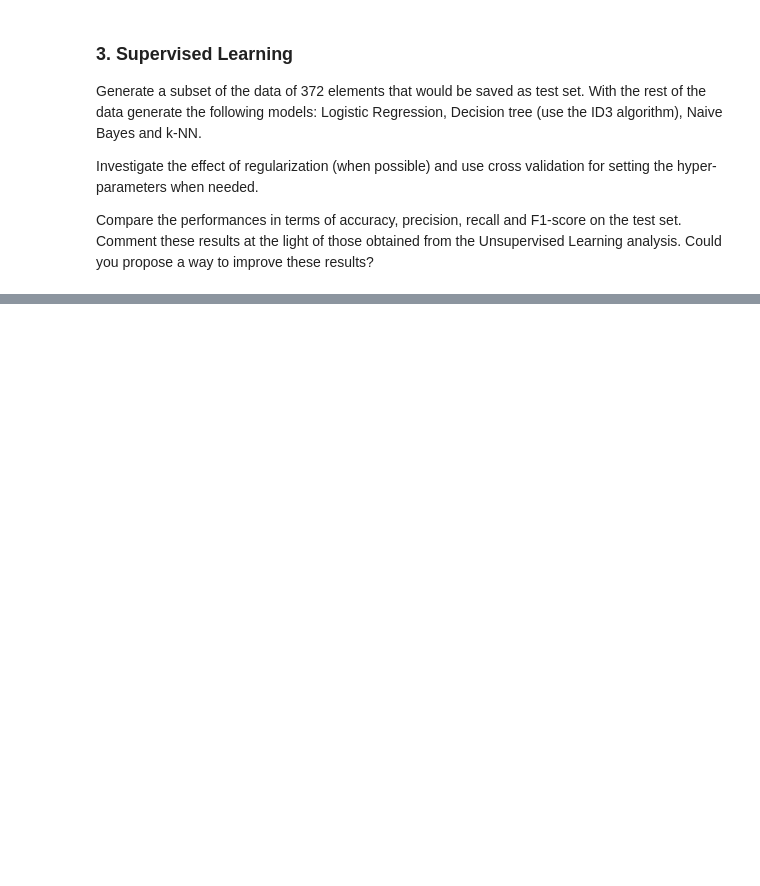
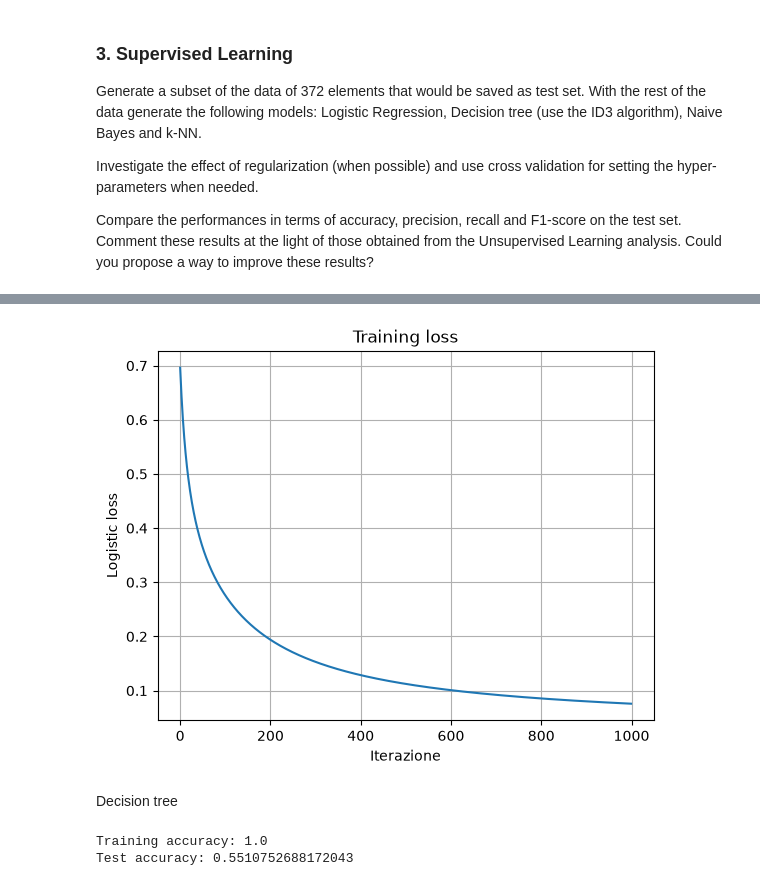
Before and after one commit to NicXVII/Intro_to_ML_26-27, a Jupyter notebook: Challenges/challenge_one.ipynb, the cells around one changed output, grey strips where cells are left out. Saved outputs shown, nothing was run; the diff lists cells and outputs as text; code cells hidden in the pictures; blank space fills up the shorter version.

```diff
--- a/Challenges/challenge_one.ipynb
+++ b/Challenges/challenge_one.ipynb
@@ -707,0 +744,11 @@ def GDLogistic(X, labels, iters, gamma, tol = 1e-3):
+# %%
+plt.plot(loss)
+plt.xlabel("Iterazione")
+plt.ylabel("Logistic loss")
+plt.title("Training loss")
+plt.grid()
+plt.show()
+# %% [output]
+[figure, added]
+# %% [markdown]
+Decision tree
@@ -707,0 +880,10 @@ def GDLogistic(X, labels, iters, gamma, tol = 1e-3):
+# %%
+tree = ID3DecisionTree()
+tree.fit(X_train, y_train)
+
+
+print("Training accuracy:", tree.score(X_train, y_train))
+print("Test accuracy:", tree.score(X_test, y_test))
+# %% [output]
+Training accuracy: 1.0
+Test accuracy: 0.5510752688172043
```
Also changed, not shown: parts of 16 cells of this notebook.
